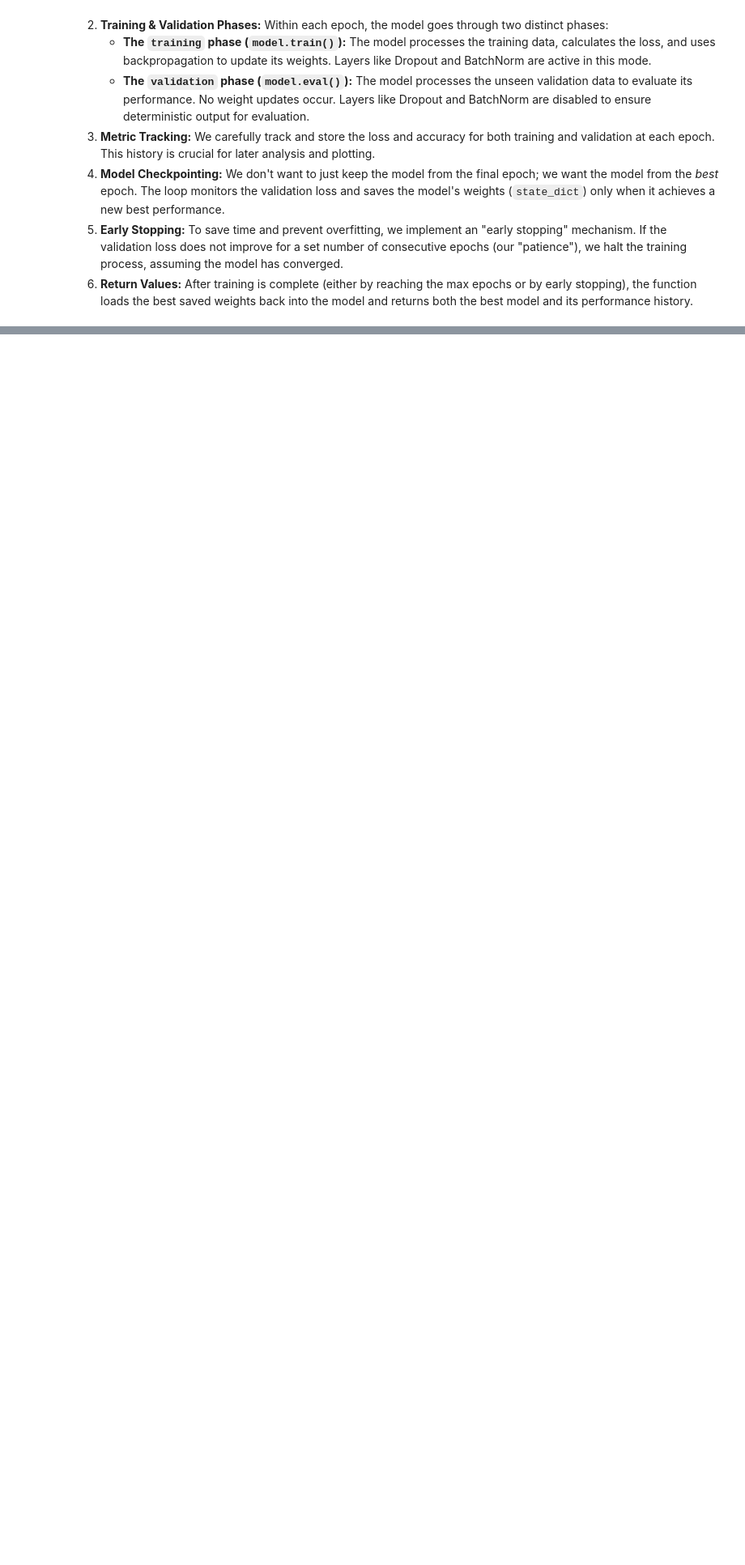
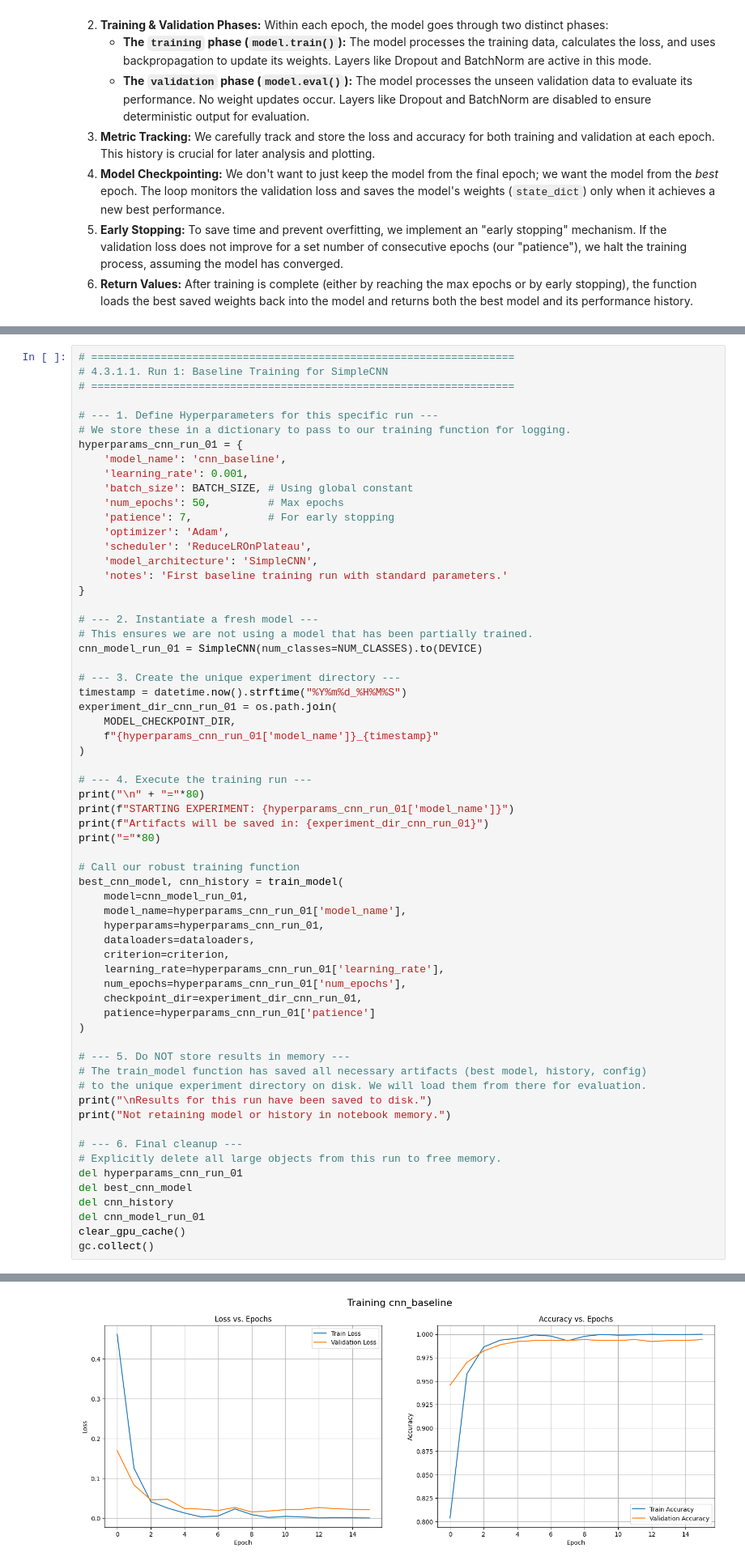
Before and after one commit to gildasZ/shape-classifier-pytorch, a Jupyter notebook: ShapeClassifier/Shape_Classifier.ipynb, the cells around one changed output, grey strips where cells are left out. Shown at 81% size. Saved outputs shown, nothing was run; the diff lists cells and outputs as text; blank space fills up the shorter version.

```diff
--- a/ShapeClassifier/Shape_Classifier.ipynb
+++ b/ShapeClassifier/Shape_Classifier.ipynb
@@ -1413,0 +1328,64 @@ Train        -> Loss: 0.0213 | Acc: 0.9933
+# %%
+# ===================================================================
+# 4.3.1.1. Run 1: Baseline Training for SimpleCNN
+# ===================================================================
+
+# --- 1. Define Hyperparameters for this specific run ---
+# We store these in a dictionary to pass to our training function for logging.
+hyperparams_cnn_run_01 = {
+    'model_name': 'cnn_baseline',
+    'learning_rate': 0.001,
+    'batch_size': BATCH_SIZE, # Using global constant
+    'num_epochs': 50,         # Max epochs
+    'patience': 7,            # For early stopping
+    'optimizer': 'Adam',
+    'scheduler': 'ReduceLROnPlateau',
+    'model_architecture': 'SimpleCNN',
+    'notes': 'First baseline training run with standard parameters.'
+}
+
+# --- 2. Instantiate a fresh model ---
+# This ensures we are not using a model that has been partially trained.
+cnn_model_run_01 = SimpleCNN(num_classes=NUM_CLASSES).to(DEVICE)
+
+# --- 3. Create the unique experiment directory ---
+timestamp = datetime.now().strftime("%Y%m%d_%H%M%S")
+experiment_dir_cnn_run_01 = os.path.join(
+    MODEL_CHECKPOINT_DIR,
+    f"{hyperparams_cnn_run_01['model_name']}_{timestamp}"
+)
+
+# --- 4. Execute the training run ---
+print("\n" + "="*80)
+print(f"STARTING EXPERIMENT: {hyperparams_cnn_run_01['model_name']}")
+print(f"Artifacts will be saved in: {experiment_dir_cnn_run_01}")
+print("="*80)
+
+# Call our robust training function
+best_cnn_model, cnn_history = train_model(
+    model=cnn_model_run_01,
+    model_name=hyperparams_cnn_run_01['model_name'],
+    hyperparams=hyperparams_cnn_run_01,
+    dataloaders=dataloaders,
+    criterion=criterion,
+    learning_rate=hyperparams_cnn_run_01['learning_rate'],
+    num_epochs=hyperparams_cnn_run_01['num_epochs'],
+    checkpoint_dir=experiment_dir_cnn_run_01,
+    patience=hyperparams_cnn_run_01['patience']
+)
+
+# --- 5. Do NOT store results in memory ---
+# The train_model function has saved all necessary artifacts (best model, history, config)
+# to the unique experiment directory on disk. We will load them from there for evaluation.
+print("\nResults for this run have been saved to disk.")
+print("Not retaining model or history in notebook memory.")
+
+# --- 6. Final cleanup ---
+# Explicitly delete all large objects from this run to free memory.
+del hyperparams_cnn_run_01
+del best_cnn_model
+del cnn_history
+del cnn_model_run_01
+clear_gpu_cache()
+gc.collect()
+# %% [output]
@@ -1413,0 +1398 @@ Train        -> Loss: 0.0213 | Acc: 0.9933
+[figure, added]
```
Also changed, not shown: parts of 13 cells of this notebook.
